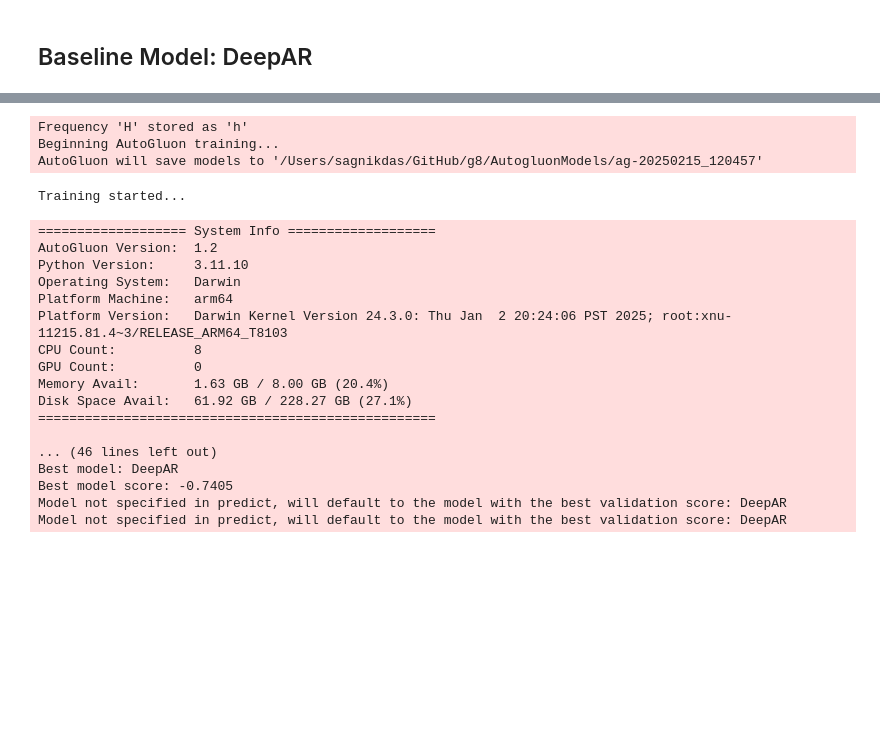
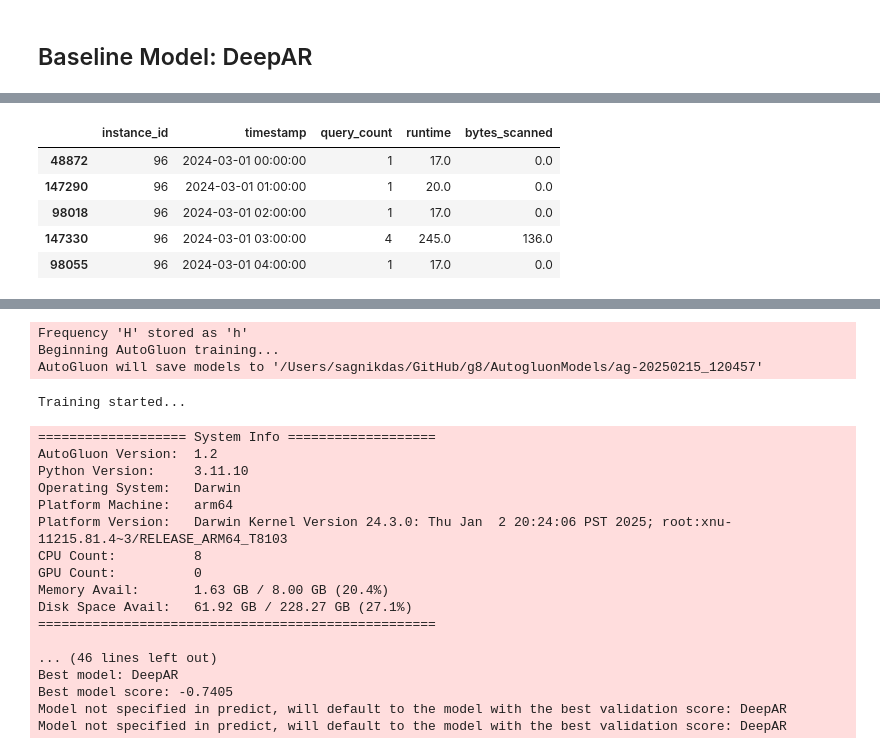
Before and after one commit to sagnik-sudo/Workload-Forecasting-Redset, a Jupyter notebook: workload_forecasting.ipynb, the cells around one changed output, grey strips where cells are left out. Cells and saved outputs as stored; diff of their text form; code cells hidden in the pictures; blank space fills up the shorter version.

```diff
--- a/workload_forecasting.ipynb
+++ b/workload_forecasting.ipynb
@@ -109,8 +104,0 @@ Train1 shape: 1919
-# %%
-# Initialize the model with prediction length
-deepar = DeepARGluonTS(prediction_length=96, use_gpu=True)
-
-# Ensure 'query_count' column exists in train1
-assert 'query_count' in train1.columns, "Error: 'query_count' column is missing in train data."
-
-deepar.train(train1, target_column="query_count")
@@ -124,0 +105,9 @@ NotImplementedError: The operator 'aten::_standard_gamma' is not currently imple
+# %%
+train1.head()
+# %% [output]
+|  | instance_id | timestamp | query_count | runtime | bytes_scanned |
+| 48872 | 96 | 2024-03-01 00:00:00 | 1 | 17.0 | 0.0 |
+| 147290 | 96 | 2024-03-01 01:00:00 | 1 | 20.0 | 0.0 |
+| 98018 | 96 | 2024-03-01 02:00:00 | 1 | 17.0 | 0.0 |
+| 147330 | 96 | 2024-03-01 03:00:00 | 4 | 245.0 | 136.0 |
+| 98055 | 96 | 2024-03-01 04:00:00 | 1 | 17.0 | 0.0 |
```
Also changed, not shown: parts of 7 cells of this notebook, 2 other files.
